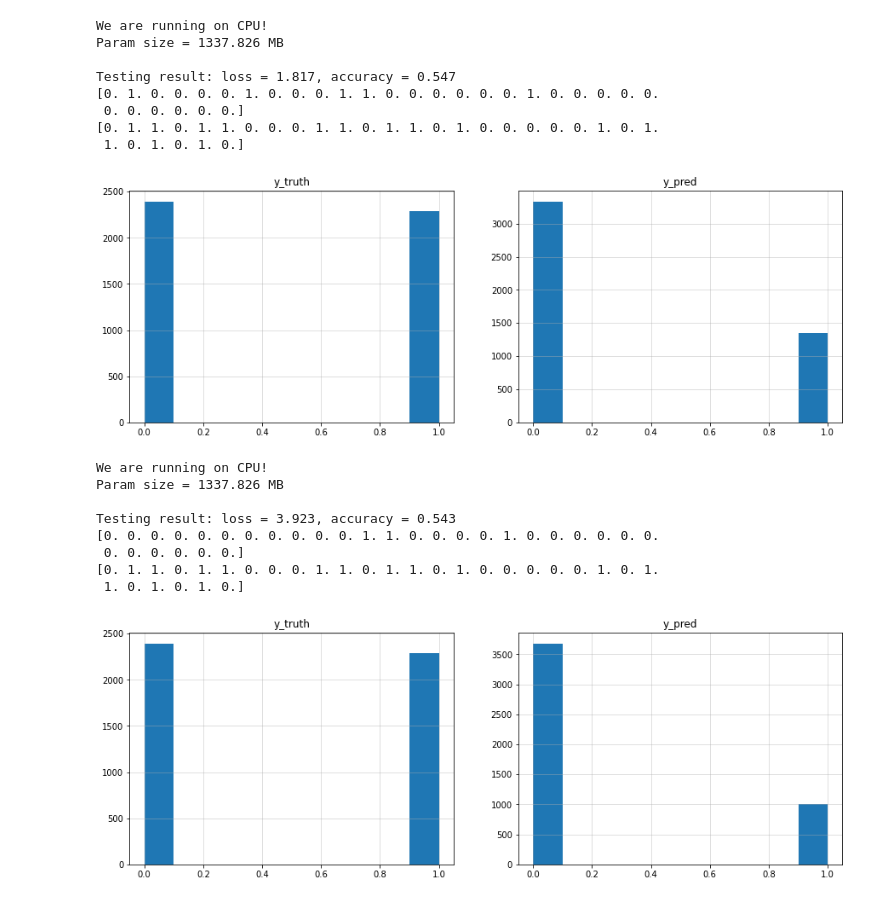
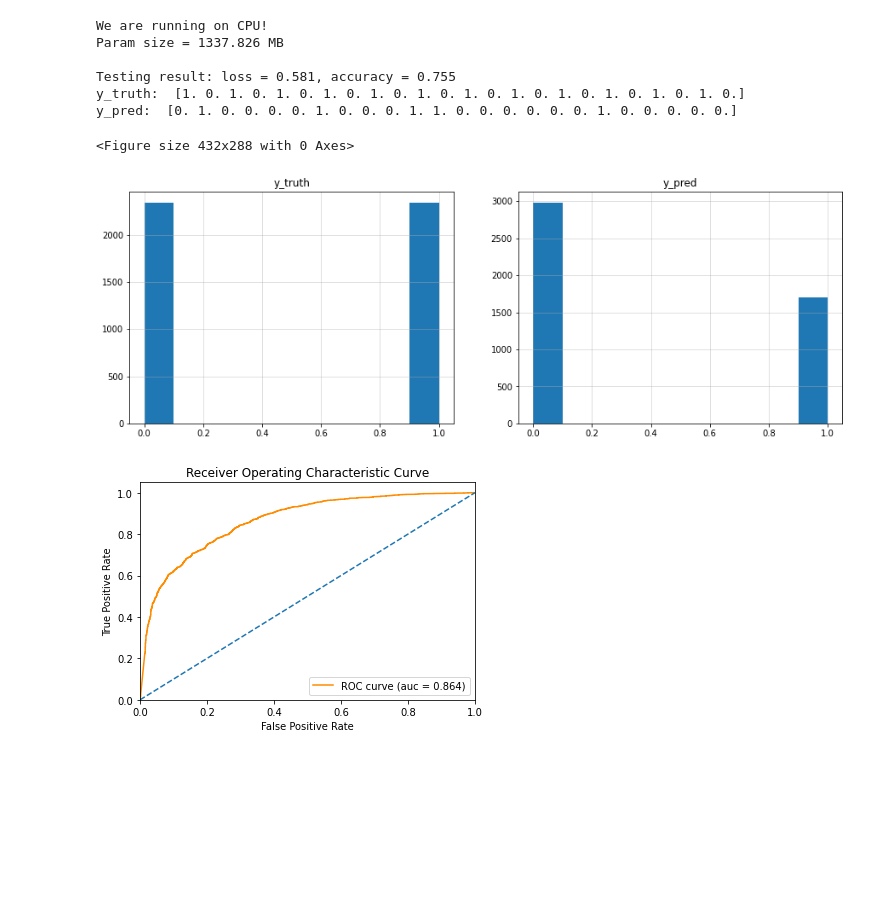
Before and after one commit to woodywff/deepcorr, a Jupyter notebook: MAIN.ipynb, the cells around one changed output. Drawn from its saved outputs; the diff is of its cells as text; code cells hidden in the pictures; blank space fills up the shorter version.

```diff
--- a/MAIN.ipynb
+++ b/MAIN.ipynb
@@ -14,6 +17,6 @@ p.main_run()
 # import os
 # os.environ["CUDA_VISIBLE_DEVICES"] = '0,1,2,3'
 
-t = Server(pred_only=True, h5_path='data/pt_simple_1gd/real.h5')
-# t.train()
+t = Server()
+t.train()
 props,y_truth = t.predict()
@@ -67,44 +59,0 @@ Testing result: loss = 1.645, accuracy = 0.521
-# %%
-t = Server(pred_only=True, h5_path='data/pt_simple_5gd/fake.h5')
-props,y_truth = t.predict()
-print((tf.sigmoid(props) >= 0.5).numpy().astype(float)[30:60])
-print(y_truth[30:60])
-fig,axs = plt.subplots(1,2,figsize=(15,5))
-axs[0].hist(y_truth)
-axs[1].hist((tf.sigmoid(props) >= 0.5).numpy().astype(float))
-axs[0].set_title('y_truth')
-axs[1].set_title('y_pred')
-axs[0].grid(alpha=0.5)
-axs[1].grid(alpha=0.5)
-# %% [output]
-We are running on CPU!
-Param size = 1337.826 MB
-
-Testing result: loss = 1.817, accuracy = 0.547
-[0. 1. 0. 0. 0. 0. 1. 0. 0. 0. 1. 1. 0. 0. 0. 0. 0. 0. 1. 0. 0. 0. 0. 0.
- 0. 0. 0. 0. 0. 0.]
-[0. 1. 1. 0. 1. 1. 0. 0. 0. 1. 1. 0. 1. 1. 0. 1. 0. 0. 0. 0. 0. 1. 0. 1.
- 1. 0. 1. 0. 1. 0.]
-[figure, removed]
-# %%
-t = Server(pred_only=True, h5_path='data/pt_complex_1gd/fake.h5')
-props,y_truth = t.predict()
-print((tf.sigmoid(props) >= 0.5).numpy().astype(float)[30:60])
-print(y_truth[30:60])
-fig,axs = plt.subplots(1,2,figsize=(15,5))
-axs[0].hist(y_truth)
-axs[1].hist((tf.sigmoid(props) >= 0.5).numpy().astype(float))
-axs[0].set_title('y_truth')
-axs[1].set_title('y_pred')
-axs[0].grid(alpha=0.5)
-axs[1].grid(alpha=0.5)
-# %% [output]
-We are running on CPU!
-Param size = 1337.826 MB
-
-Testing result: loss = 3.923, accuracy = 0.543
-[0. 0. 0. 0. 0. 0. 0. 0. 0. 0. 0. 1. 1. 0. 0. 0. 0. 1. 0. 0. 0. 0. 0. 0.
- 0. 0. 0. 0. 0. 0.]
-[0. 1. 1. 0. 1. 1. 0. 0. 0. 1. 1. 0. 1. 1. 0. 1. 0. 0. 0. 0. 0. 1. 0. 1.
- 1. 0. 1. 0. 1. 0.]
-[figure, removed]
@@ -148,0 +60,12 @@ not False
+# %%
+print_pred('data/pt_simple_1gd/realxy.h5')
+# %% [output]
+We are running on CPU!
+Param size = 1337.826 MB
+
+Testing result: loss = 0.581, accuracy = 0.755
+y_truth:  [1. 0. 1. 0. 1. 0. 1. 0. 1. 0. 1. 0. 1. 0. 1. 0. 1. 0. 1. 0. 1. 0. 1. 0.]
+y_pred:  [0. 1. 0. 0. 0. 0. 1. 0. 0. 0. 1. 1. 0. 0. 0. 0. 0. 0. 1. 0. 0. 0. 0. 0.]
+<Figure size 432x288 with 0 Axes>
+[figure, added]
+[figure, added]
```
Also changed, not shown: parts of 10 cells of this notebook, 1 other file.
